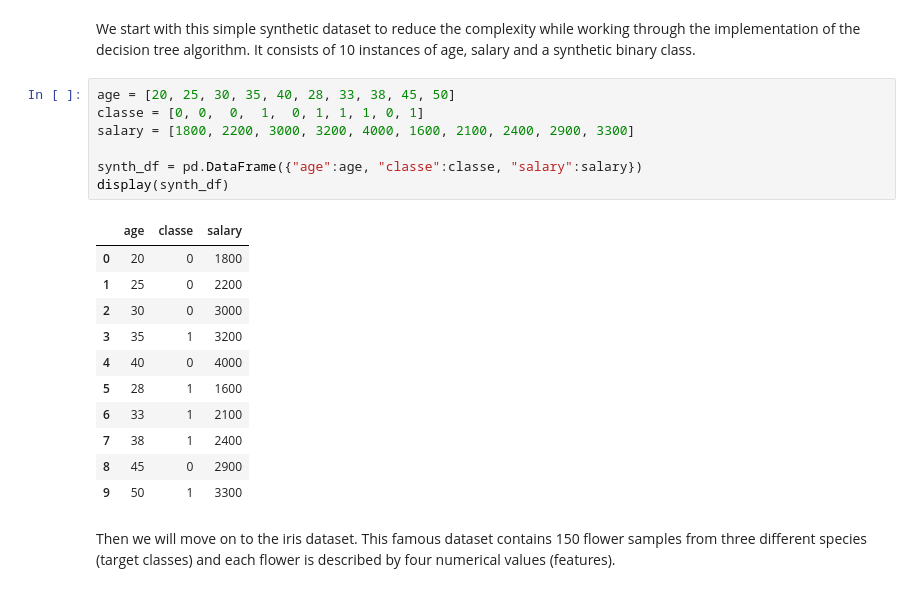
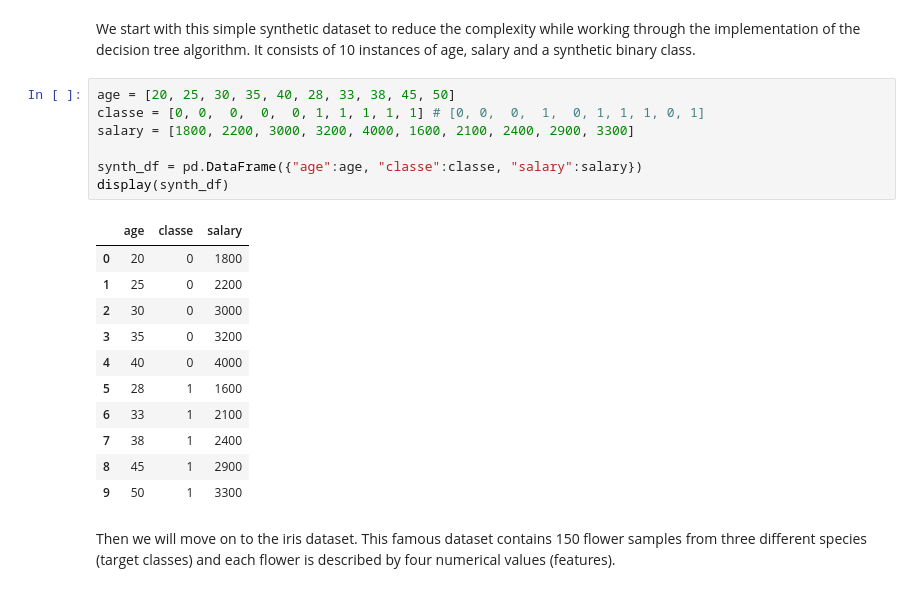
Before and after one commit to EstebanHuriot/ML_Museum, a Jupyter notebook: notebooks/03_DecisionTree.ipynb, the cells around one changed output. Saved outputs shown, nothing was run; the diff lists cells and outputs as text.

```diff
--- a/notebooks/03_DecisionTree.ipynb
+++ b/notebooks/03_DecisionTree.ipynb
@@ -19,22 +19,22 @@ We start with this simple synthetic dataset to reduce the complexity while worki
 It consists of 10 instances of age, salary and a synthetic binary class.
 # %%
 age = [20, 25, 30, 35, 40, 28, 33, 38, 45, 50]
-classe = [0, 0,  0,  1,  0, 1, 1, 1, 0, 1]
+classe = [0, 0,  0,  0,  0, 1, 1, 1, 1, 1] # [0, 0,  0,  1,  0, 1, 1, 1, 0, 1]
 salary = [1800, 2200, 3000, 3200, 4000, 1600, 2100, 2400, 2900, 3300]
 
 synth_df = pd.DataFrame({"age":age, "classe":classe, "salary":salary})
 display(synth_df)
 # %% [output]
 |  | age | classe | salary |
 | 0 | 20 | 0 | 1800 |
 | 1 | 25 | 0 | 2200 |
 | 2 | 30 | 0 | 3000 |
-| 3 | 35 | 1 | 3200 |
+| 3 | 35 | 0 | 3200 |
 | 4 | 40 | 0 | 4000 |
 | 5 | 28 | 1 | 1600 |
 | 6 | 33 | 1 | 2100 |
 | 7 | 38 | 1 | 2400 |
-| 8 | 45 | 0 | 2900 |
+| 8 | 45 | 1 | 2900 |
 | 9 | 50 | 1 | 3300 |
 # %% [markdown]
 Then we will move on to the iris dataset. This famous dataset contains 150 flower samples from three different species (target classes) and each flower is described by four numerical values (features).
```
Also changed, not shown: parts of 14 cells of this notebook.
